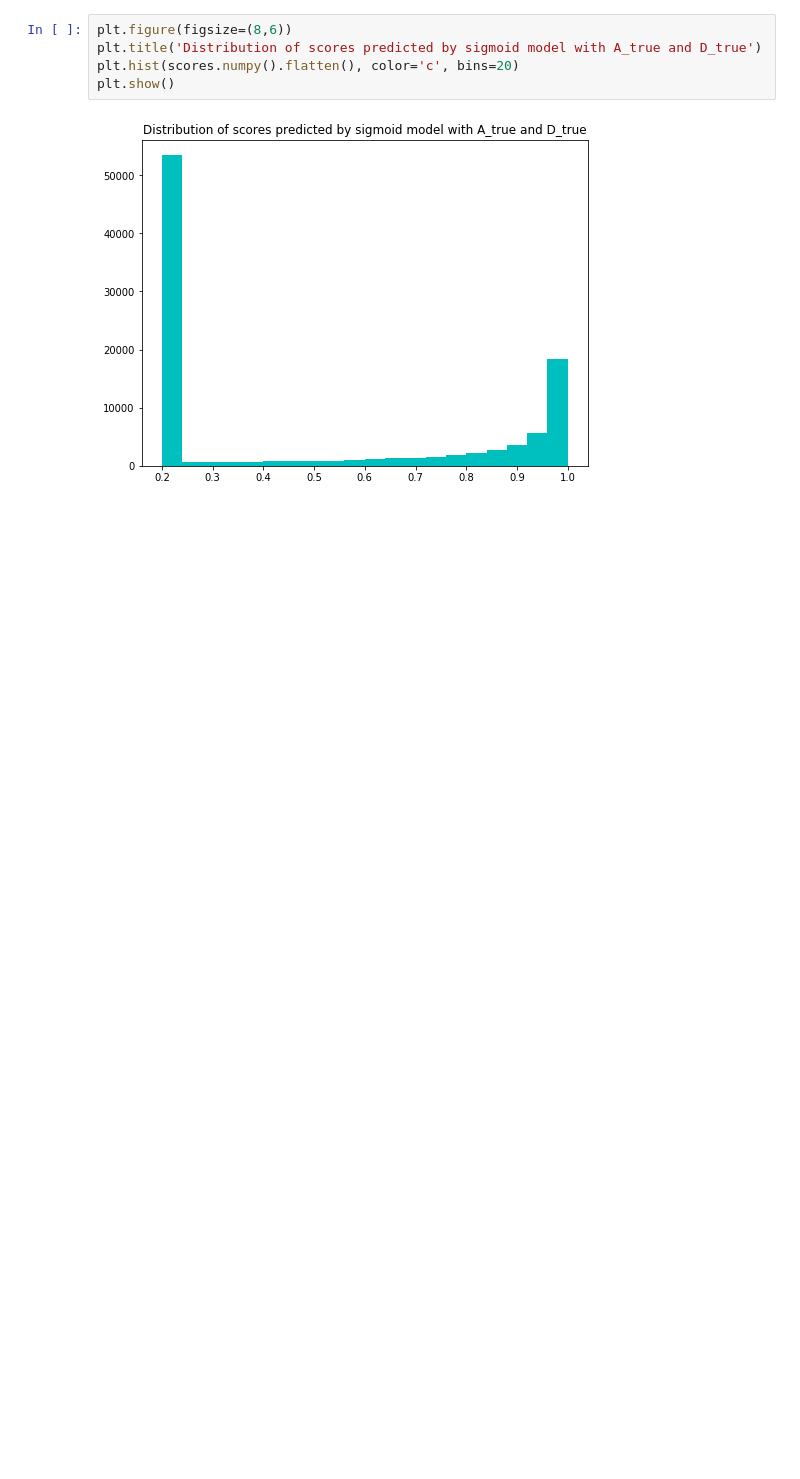
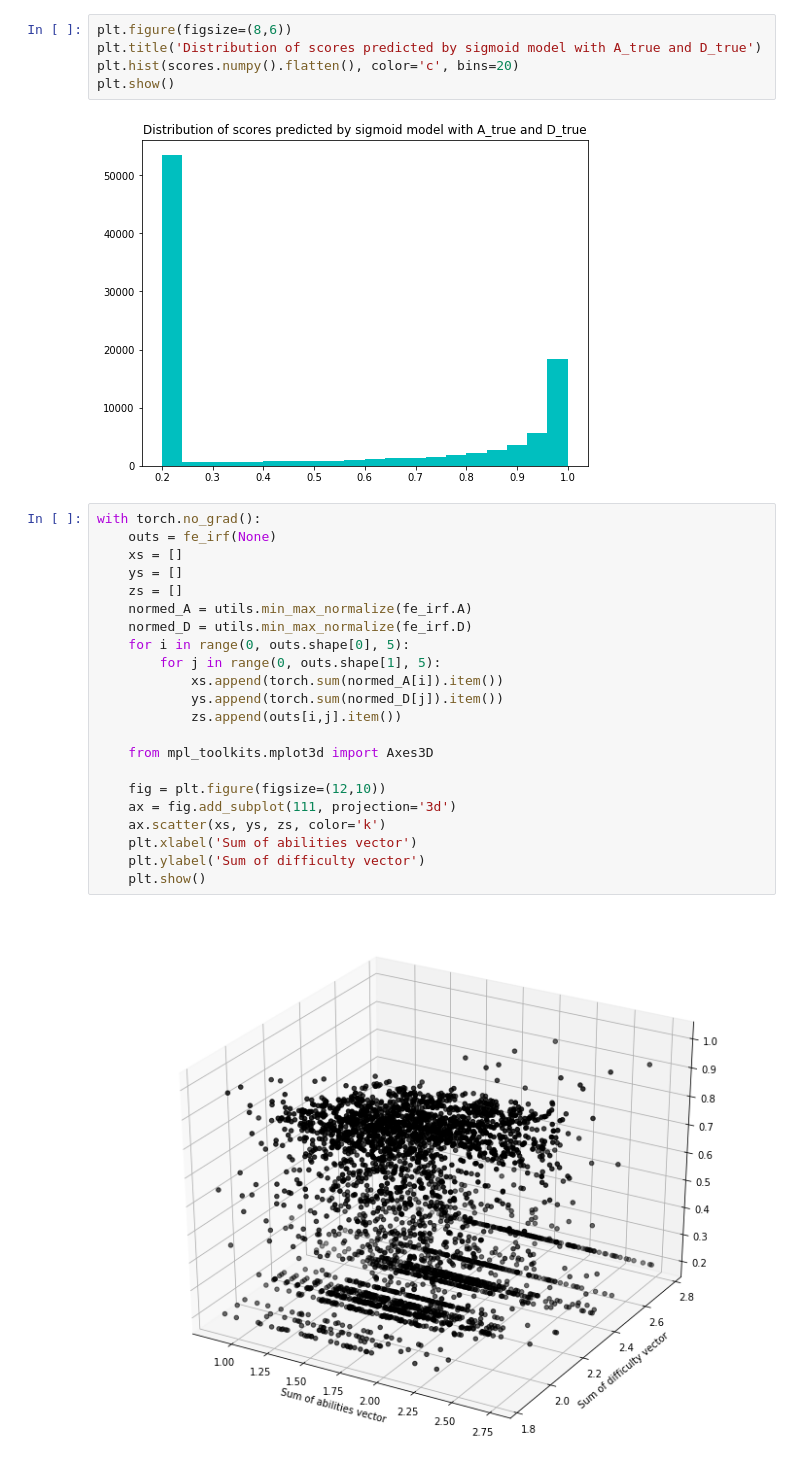
Before and after one commit to lfvarela/irt-explore, a Jupyter notebook: inference/train.ipynb, the cells around one changed output. Saved outputs shown, nothing was run; the diff lists cells and outputs as text; blank space fills up the shorter version.

```diff
--- a/inference/train.ipynb
+++ b/inference/train.ipynb
@@ -136,3 +138,27 @@ plt.hist(scores.numpy().flatten(), color='c', bins=20)
 plt.show()
 # %% [output]
 [figure]
+# %%
+with torch.no_grad():
+    outs = fe_irf(None)
+    xs = []
+    ys = []
+    zs = []
+    normed_A = utils.min_max_normalize(fe_irf.A)
+    normed_D = utils.min_max_normalize(fe_irf.D)
+    for i in range(0, outs.shape[0], 5):
+        for j in range(0, outs.shape[1], 5):
+            xs.append(torch.sum(normed_A[i]).item())
+            ys.append(torch.sum(normed_D[j]).item())
+            zs.append(outs[i,j].item())
+
+    from mpl_toolkits.mplot3d import Axes3D
+
+    fig = plt.figure(figsize=(12,10))
+    ax = fig.add_subplot(111, projection='3d')
+    ax.scatter(xs, ys, zs, color='k')
+    plt.xlabel('Sum of abilities vector')
+    plt.ylabel('Sum of difficulty vector')
+    plt.show()
+# %% [output]
+[figure, added]
```
Also changed, not shown: parts of 12 cells of this notebook, 3 other files.
